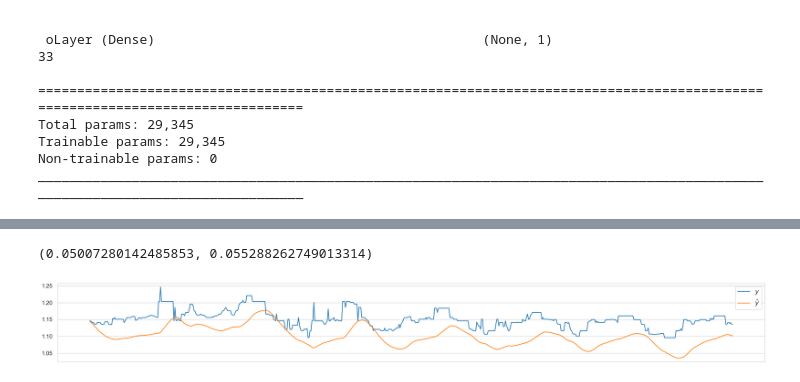
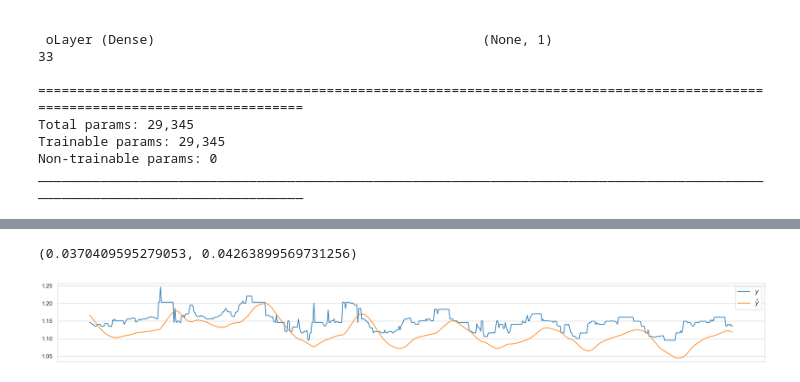
Before and after one commit to neuralNOD/nn-core, a Jupyter notebook: notebooks/Bare 2 Layer LSTM Network Training.ipynb, the cells around one changed output, grey strips where cells are left out. Saved outputs shown, nothing was run; the diff lists cells and outputs as text; code cells hidden in the pictures.

```diff
--- a/notebooks/Bare 2 Layer LSTM Network Training.ipynb
+++ b/notebooks/Bare 2 Layer LSTM Network Training.ipynb
@@ -242,0 +242,5 @@ x_train.shape, y_train.shape
+# %%
+x_train, y_train = CreateSequence(mcp).create_univariate_series(
+    n_lookback = 3 * 96, # look into 3 days past records
+    n_forecast = 1 # on t(-1) we want prediction for t(+1)
+)
@@ -341,17 +349,17 @@ y_predicted = model.predict(x_train).reshape(1, -1)[0]
 # %%
 # so we can calculate the mae and rmse loss for the model as:
-MAE(y_train, y_predicted), MSE(y_train, y_predicted, squared = False)
+MAE(y_train.reshape(1, -1)[0], y_predicted), MSE(y_train.reshape(1, -1)[0], y_predicted, squared = False)
 # %% [output]
-(0.05007280142485853, 0.055288262749013314)
+(0.0370409595279053, 0.04263899569731256)
 # %%
 plt.figure(figsize = (27, 3))
 
-plt.plot(y_train, label = "$y$")
+plt.plot(y_train.reshape(1, -1)[0], label = "$y$")
 plt.plot(y_predicted, label = "$\hat{y}$")
 
 plt.xticks([]) # close for now
 
 plt.legend()
 plt.show()
 # %% [output]
-[figure, old version]
+[figure, new version]
```
Also changed, not shown: parts of 9 cells of this notebook, 1 other file.
